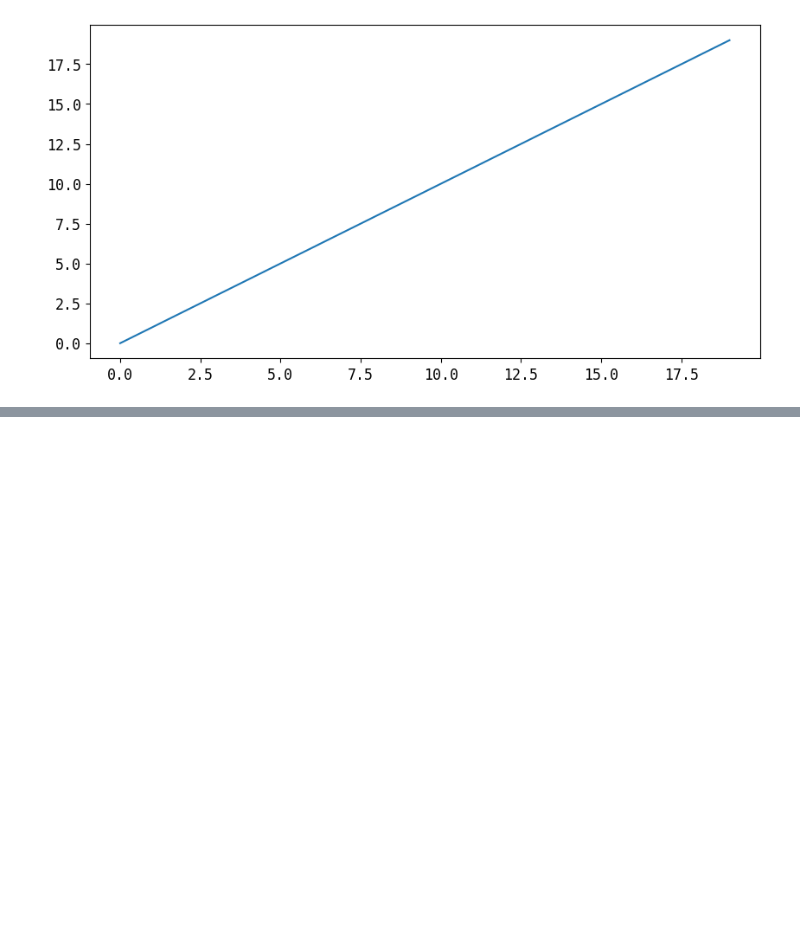
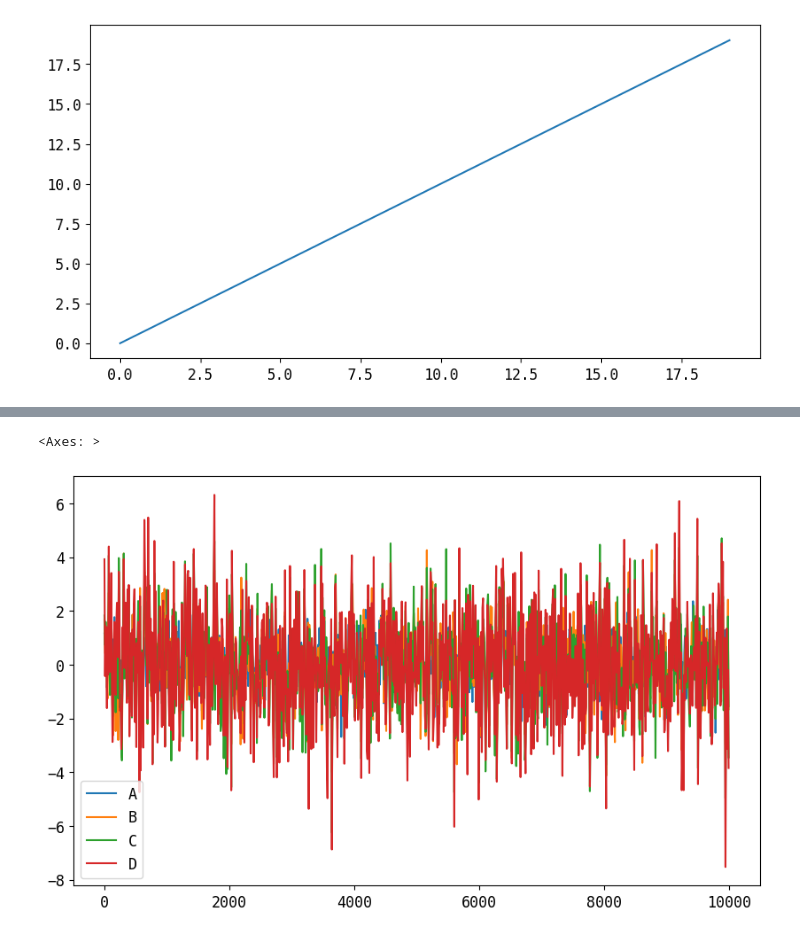
Before and after one commit to morayo0x/data_analysis, a Jupyter notebook: lib/pandas.ipynb, the cells around one changed output, grey strips where cells are left out. Saved outputs shown, nothing was run; the diff lists cells and outputs as text; code cells hidden in the pictures; blank space fills up the shorter version.

```diff
--- a/lib/pandas.ipynb
+++ b/lib/pandas.ipynb
@@ -2483,0 +2507,10 @@ plt.plot(np.arange(20))
+# %%
+df = pd.DataFrame(
+    np.random.randn(1000, 4).cumsum(1),
+    columns=['A', 'B', 'C', 'D'], # labels
+    index=np.arange(0, 10000, 10)) # xticks
+
+df.plot()
+# %% [output]
+<Axes: >
+[figure, added]
```
Also changed, not shown: parts of 18 cells of this notebook.
